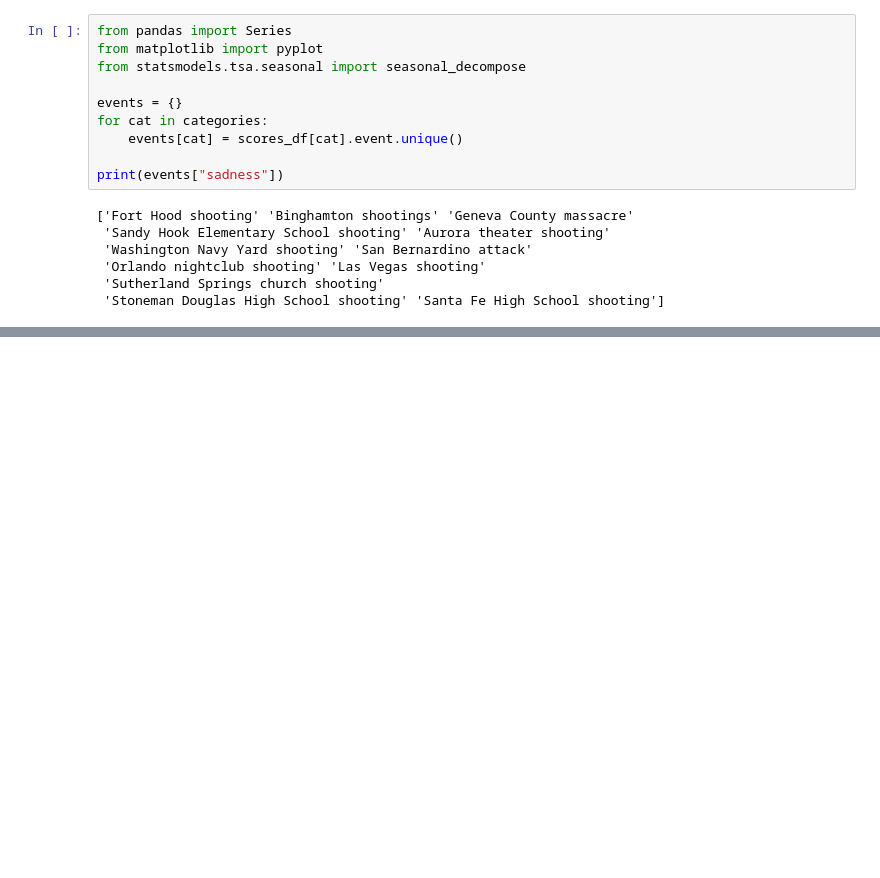
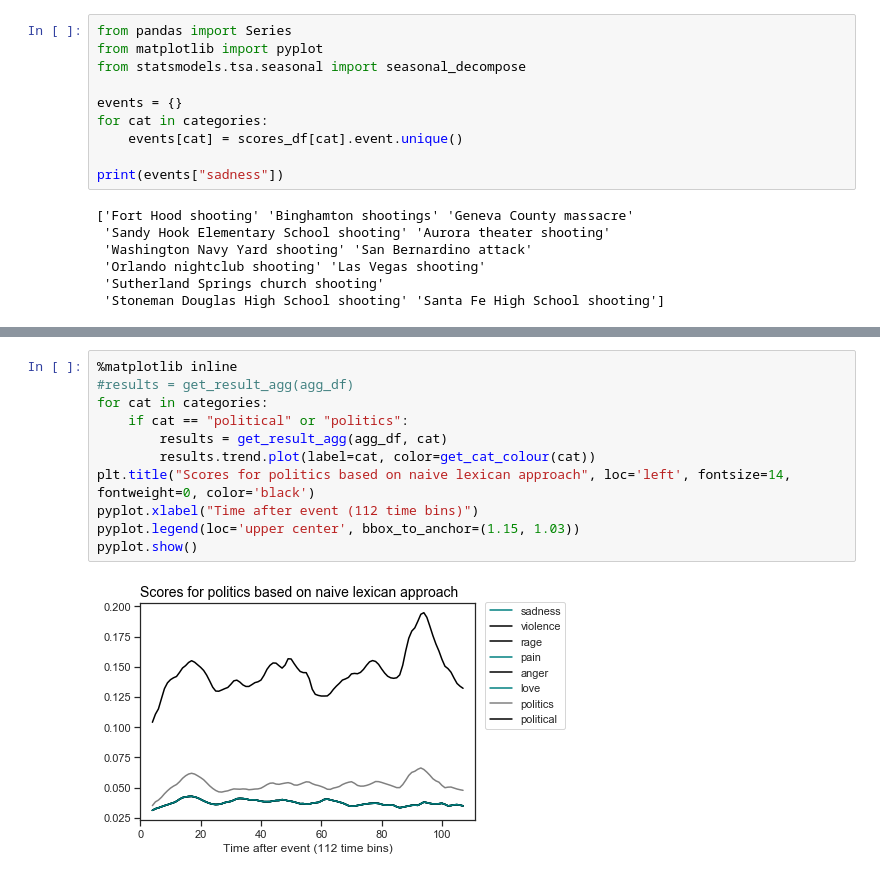
Before and after one commit to calebchiam/Cornell-Conversational-Analysis-Toolkit, a Jupyter notebook: examples/politicization/Time Series Detrending Corpus.ipynb, the cells around one changed output, grey strips where cells are left out. Drawn from its saved outputs; the diff is of its cells as text; blank space fills up the shorter version.

```diff
--- a/examples/politicization/Time Series Detrending Corpus.ipynb
+++ b/examples/politicization/Time Series Detrending Corpus.ipynb
@@ -286,0 +455,13 @@ for i in list(range(0, len(events))):
+# %%
+%matplotlib inline
+#results = get_result_agg(agg_df)
+for cat in categories:
+    if cat == "political" or "politics":
+        results = get_result_agg(agg_df, cat)
+        results.trend.plot(label=cat, color=get_cat_colour(cat))
+plt.title("Scores for politics based on naive lexican approach", loc='left', fontsize=14, fontweight=0, color='black')
+pyplot.xlabel("Time after event (112 time bins)")
+pyplot.legend(loc='upper center', bbox_to_anchor=(1.15, 1.03))
+pyplot.show()
+# %% [output]
+[figure, added]
```
Also changed, not shown: parts of 25 cells of this notebook, 7 other files.
